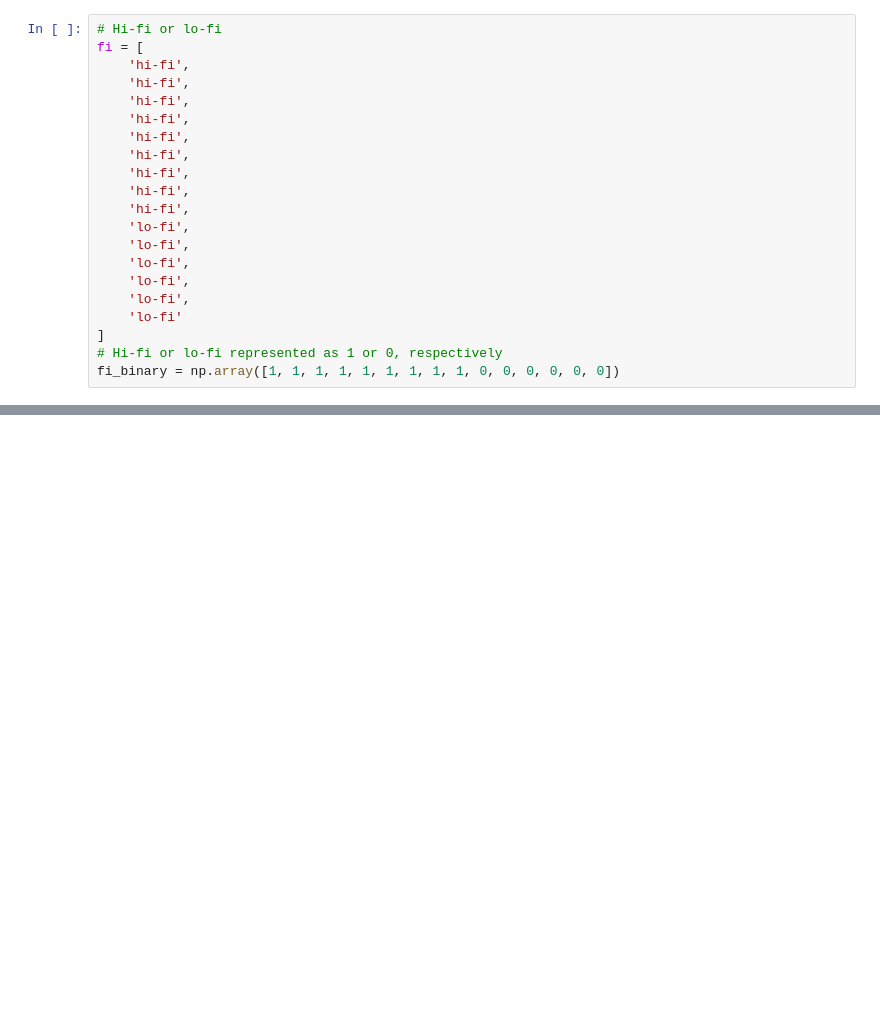
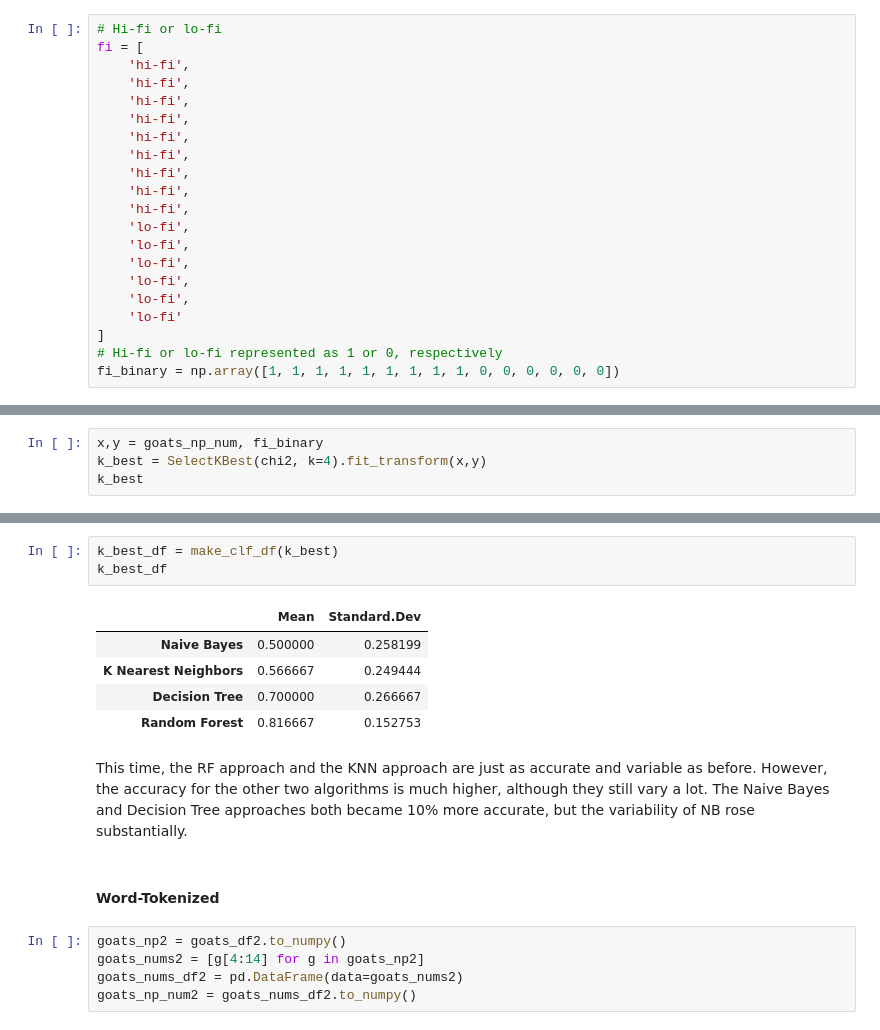
Before and after one commit to ehighland/goats_stats, a Jupyter notebook: goats.ipynb, the cells around one changed output, grey strips where cells are left out. Cells and saved outputs as stored; diff of their text form; blank space fills up the shorter version.

```diff
--- a/goats.ipynb
+++ b/goats.ipynb
@@ -792,0 +379,4 @@ estimators[1].fit_r
+# %%
+x,y = goats_np_num, fi_binary
+k_best = SelectKBest(chi2, k=4).fit_transform(x,y)
+k_best
@@ -792,0 +399,18 @@ estimators[1].fit_r
+# %%
+k_best_df = make_clf_df(k_best)
+k_best_df
+# %% [output]
+|  | Mean | Standard.Dev |
+| Naive Bayes | 0.500000 | 0.258199 |
+| K Nearest Neighbors | 0.566667 | 0.249444 |
+| Decision Tree | 0.700000 | 0.266667 |
+| Random Forest | 0.816667 | 0.152753 |
+# %% [markdown]
+This time, the RF approach and the KNN approach are just as accurate and variable as before. However, the accuracy for the other two algorithms is much higher, although they still vary a lot. The Naive Bayes and Decision Tree approaches both became 10% more accurate, but the variability of NB rose substantially.
+# %% [markdown]
+#### Word-Tokenized
+# %%
+goats_np2 = goats_df2.to_numpy()
+goats_nums2 = [g[4:14] for g in goats_np2]
+goats_nums_df2 = pd.DataFrame(data=goats_nums2)
+goats_np_num2 = goats_nums_df2.to_numpy()
```
Also changed, not shown: parts of 118 cells of this notebook.
